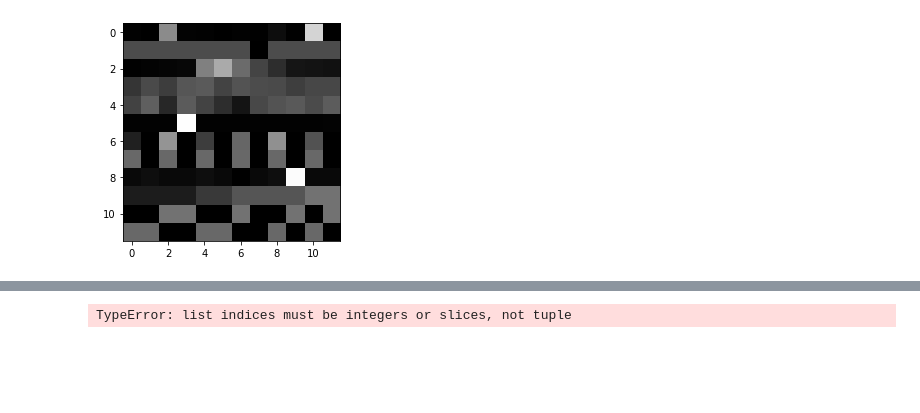
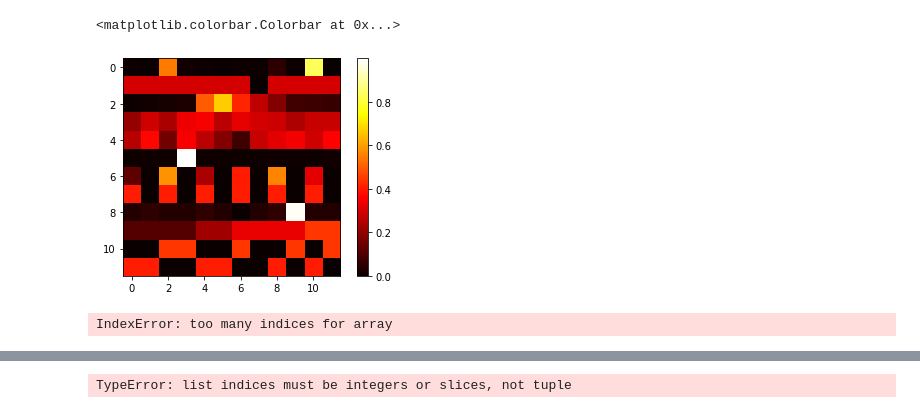
Before and after one commit to Ssvenkerud/Side_Notebooks, a Jupyter notebook: table_to_img/experimenting_table_to _Img.ipynb, the cells around one changed output, grey strips where cells are left out. Saved outputs shown, nothing was run; the diff lists cells and outputs as text; code cells hidden in the pictures; blank space fills up the shorter version.

```diff
--- a/table_to_img/experimenting_table_to _Img.ipynb
+++ b/table_to_img/experimenting_table_to _Img.ipynb
@@ -49,4 +65,11 @@ for col in df.columns:
-# %%
-imgplot = plt.imshow(img)
-# %% [output]
-[figure, removed]
+# %%
+plt.imshow(img_array, cmap="hot")
+plt.colorbar()
+# %% [output]
+<matplotlib.colorbar.Colorbar at 0x...>
+[figure, added]
+# %%
+lum_img = img_array[:, :, 0]
+plt.imshow(lum_img)
+# %% [output]
+IndexError: too many indices for array
```
Also changed, not shown: parts of 8 cells of this notebook.
